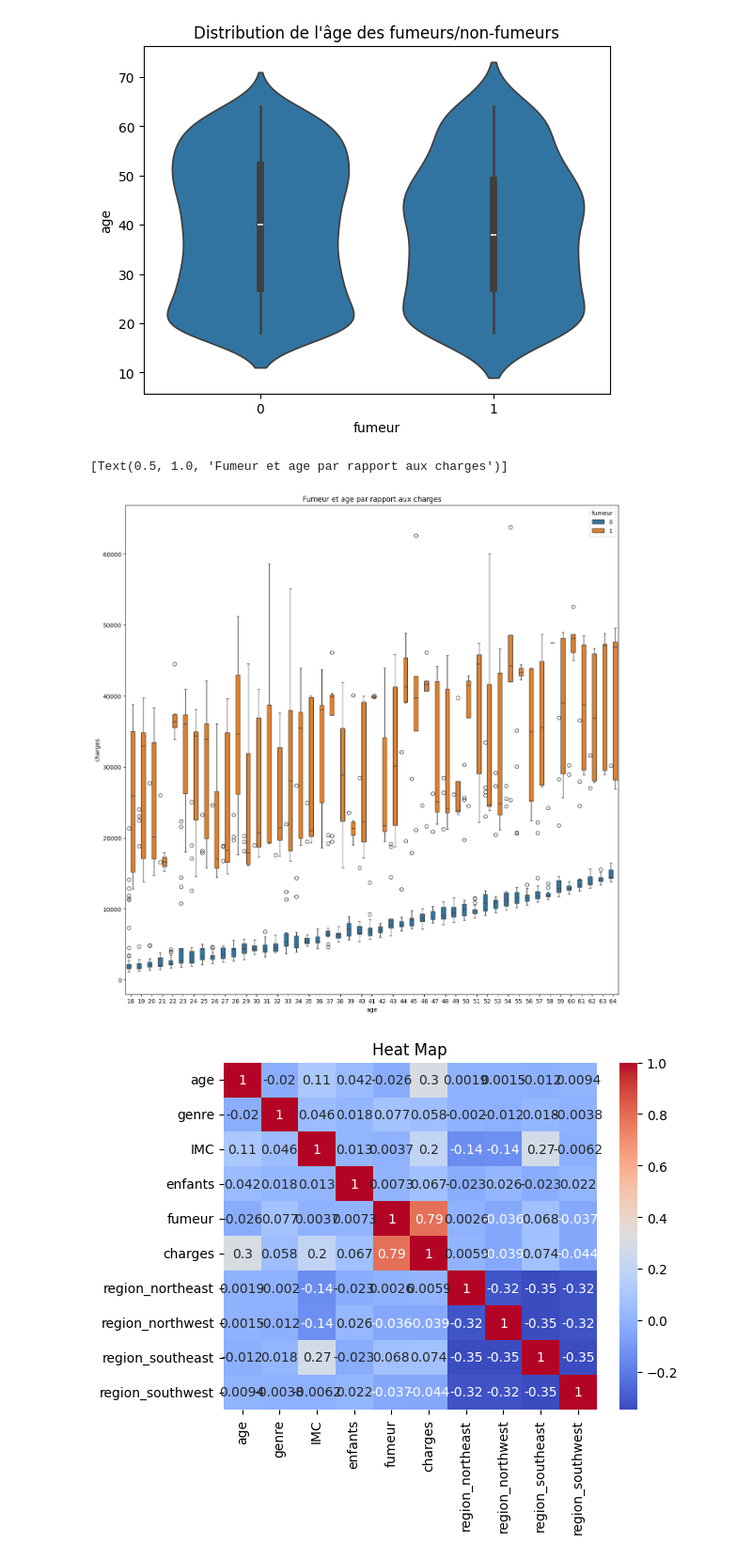
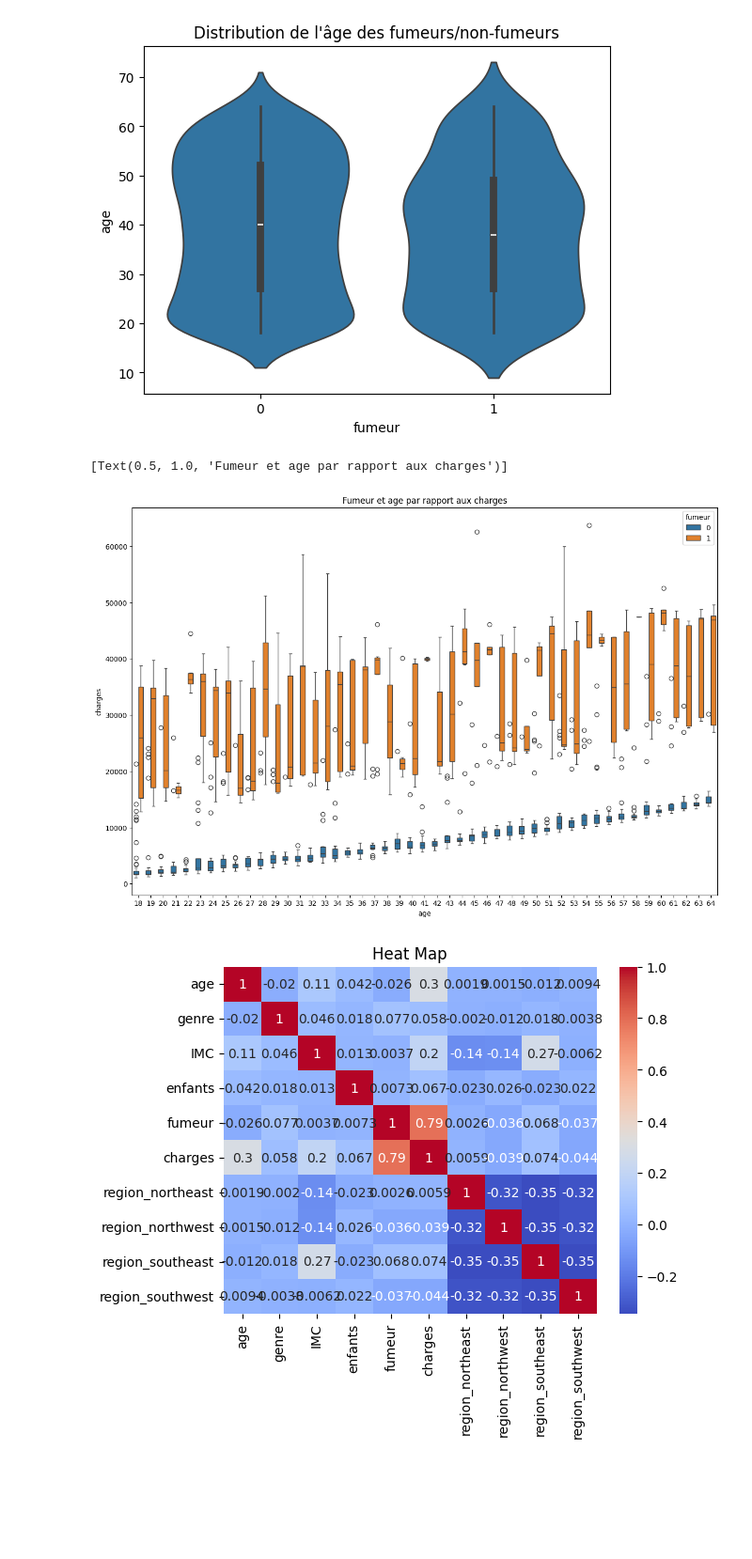
Before and after one commit to Daviddavid-sudo/Briefprimeassurance, a Jupyter notebook: analyse.ipynb, the cells around one changed output. Shown: that part at 94% size. Saved outputs shown, nothing was run; the diff lists cells and outputs as text; code cells hidden in the pictures; blank space fills up the shorter version.

```diff
--- a/analyse.ipynb
+++ b/analyse.ipynb
@@ -280,11 +280,11 @@ sns.violinplot(x=df["fumeur"], y = df["age"]).set(title="Distribution de l'âge
 [Text(0.5, 1.0, "Distribution de l'âge des fumeurs/non-fumeurs")]
 [figure]
 # %%
-plt.figure(figsize=(15,15))
+plt.figure(figsize=(15,10))
 sns.boxplot(data=df, x="age", y="charges", hue="fumeur").set(title="Fumeur et age par rapport aux charges")
 # %% [output]
 [Text(0.5, 1.0, 'Fumeur et age par rapport aux charges')]
-[figure, old version]
+[figure, new version]
 # %%
 sns.heatmap(df.corr(), annot=True, cmap="coolwarm").set(title="Heat Map")
 plt.show()
```
Also changed, not shown: 5 other files.
